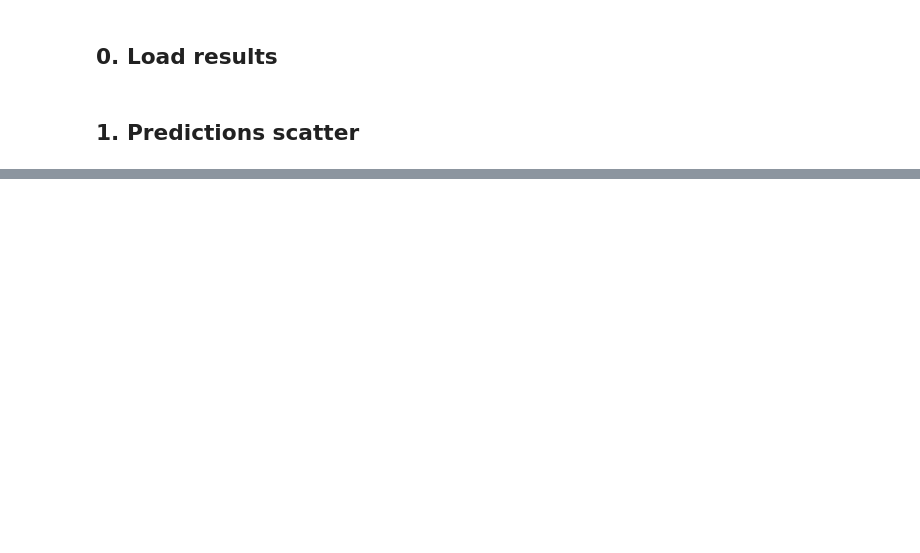
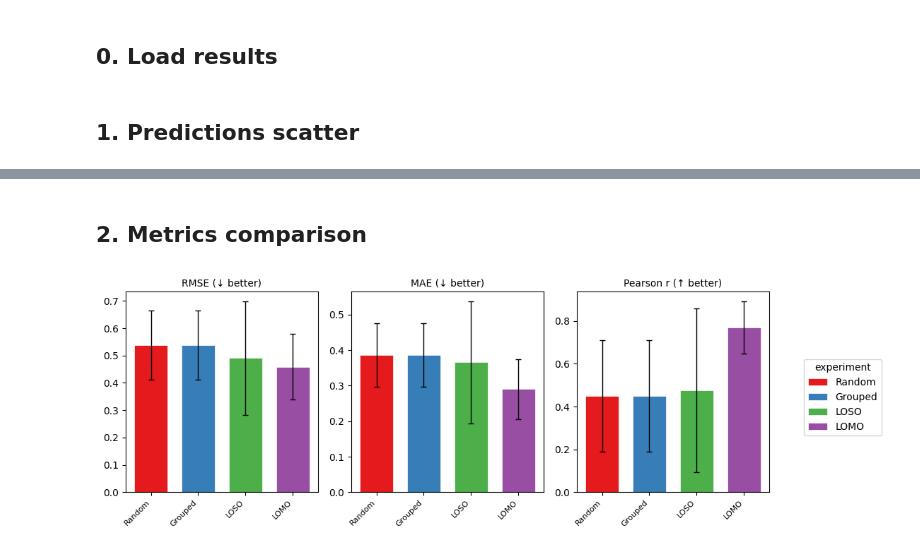
Before and after one commit to lyach/MAPLe, a Jupyter notebook: notebooks/04_modeling_results.ipynb, the cells around one changed output, grey strips where cells are left out. Cells and saved outputs as stored; diff of their text form; code cells hidden in the pictures; blank space fills up the shorter version.

```diff
--- a/notebooks/04_modeling_results.ipynb
+++ b/notebooks/04_modeling_results.ipynb
@@ -20,10 +25,17 @@ import seaborn as sns
 # %% [markdown]
 ## 0. Load results
 # %%
+# Pooled prediction csvs
 xgb_random = pd.read_csv(PROJ_ROOT / "reports/maxod_aero_anaero_xgb_grouped/predictions.csv")
 xgb_grouped = pd.read_csv(PROJ_ROOT / "reports/maxod_aero_anaero_xgb_grouped/predictions.csv")
 xgb_loso = pd.read_csv(PROJ_ROOT / "reports/maxod_aero_anaero_xgb_loso/predictions.csv")
 xgb_lomo = pd.read_csv(PROJ_ROOT / "reports/maxod_aero_anaero_xgb_lomo/predictions.csv")
+
+# Metrics jsons
+xgb_random_metrics = json.load(open(PROJ_ROOT / "reports/maxod_aero_anaero_xgb_grouped/metrics.json"))
+xgb_grouped_metrics = json.load(open(PROJ_ROOT / "reports/maxod_aero_anaero_xgb_grouped/metrics.json"))
+xgb_loso_metrics = json.load(open(PROJ_ROOT / "reports/maxod_aero_anaero_xgb_loso/metrics.json"))
+xgb_lomo_metrics = json.load(open(PROJ_ROOT / "reports/maxod_aero_anaero_xgb_lomo/metrics.json"))
 # %% [markdown]
 ## 1. Predictions scatter
 # %%
@@ -34,0 +65,11 @@ fig = plot_scatter_predictions([xgb_random, xgb_grouped, xgb_loso, xgb_lomo], "s
+# %% [markdown]
+## 2. Metrics comparison
+# %%
+from src.modeling.plots import plot_metrics_comparison
+
+fig = plot_metrics_comparison([xgb_random_metrics, xgb_grouped_metrics, xgb_loso_metrics, xgb_lomo_metrics],
+                              metrics=["rmse", "mae", "pearson_r"],
+                              metric_titles=["RMSE (↓ better)", "MAE (↓ better)", "Pearson r (↑ better)"],
+                              json_titles=["Random", "Grouped", "LOSO", "LOMO"])
+# %% [output]
+[figure, added]
```
Also changed, not shown: parts of 4 cells of this notebook, 1 other file.
